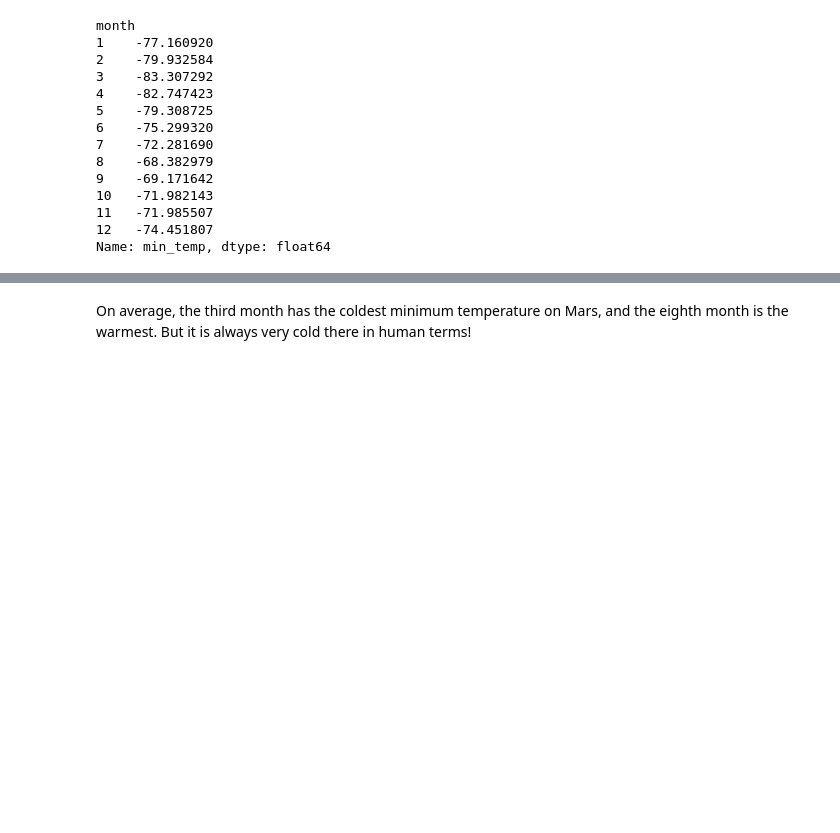
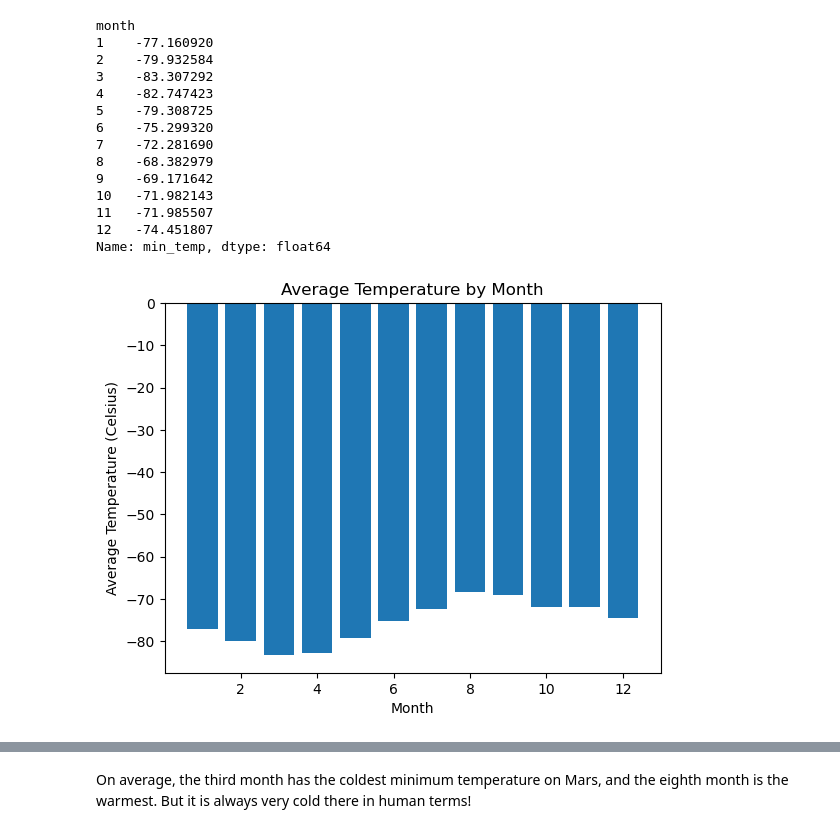
Before and after one commit to mike2463/web-scrapping-challenge, a Jupyter notebook: part_2_mars_weather.ipynb, the cells around one changed output, grey strips where cells are left out. Drawn from its saved outputs; the diff is of its cells as text; code cells hidden in the pictures; blank space fills up the shorter version.

```diff
--- a/part_2_mars_weather.ipynb
+++ b/part_2_mars_weather.ipynb
@@ -136,5 +136,9 @@ Analyze your dataset by using Pandas functions to answer the following questions
 5. About how many terrestrial (Earth) days exist in a Martian year? To answer this question:
     * Consider how many days elapse on Earth in the time that Mars circles the Sun once.
     * Visually estimate the result by plotting the daily minimum temperature.
+# %%
+months = mars_df.groupby('month')
+dates = mars_df.groupby('terrestrial_date')
+pressure = mars_df.groupby('pressure')
 # %%
 # 1. How many months are there on Mars?
@@ -158,6 +167,8 @@ Name: month, dtype: int64
 1867
 # %%
 # 3. What is the average low temperature by month?
+avg_min_temp = months['min_temp'].mean()
+avg_min_temp
 # %% [output]
 month
 1    -77.160920
@@ -173,3 +184,12 @@ month
 11   -71.985507
 12   -74.451807
 Name: min_temp, dtype: float64
+# %%
+# Plot the average temperature by month
+plt.bar(avg_min_temp.index, avg_min_temp.values)
+plt.xlabel('Month')
+plt.ylabel('Average Temperature (Celsius)')
+plt.title('Average Temperature by Month')
+plt.show()
+# %% [output]
+[figure, added]
```
Also changed, not shown: parts of 9 cells of this notebook.
